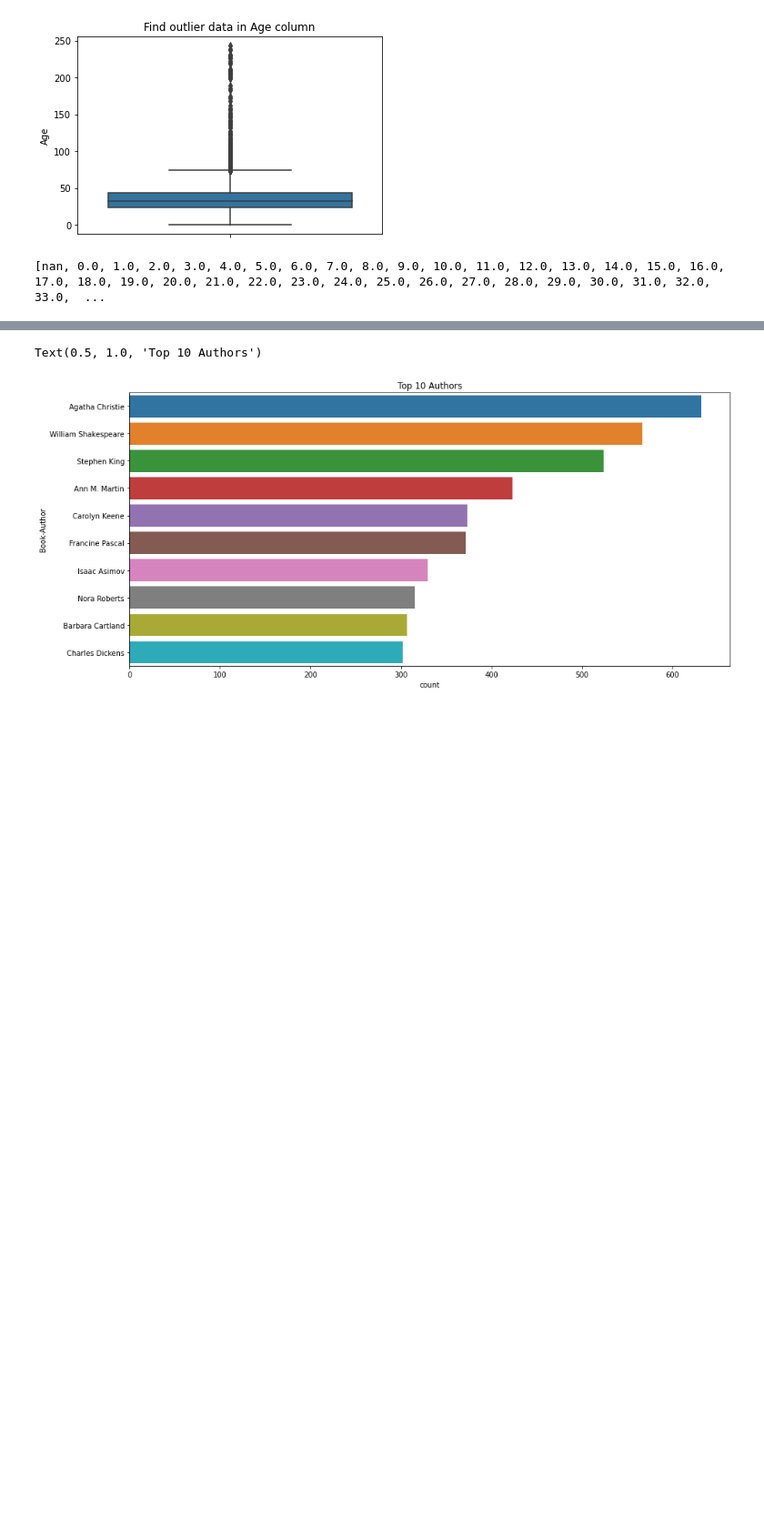
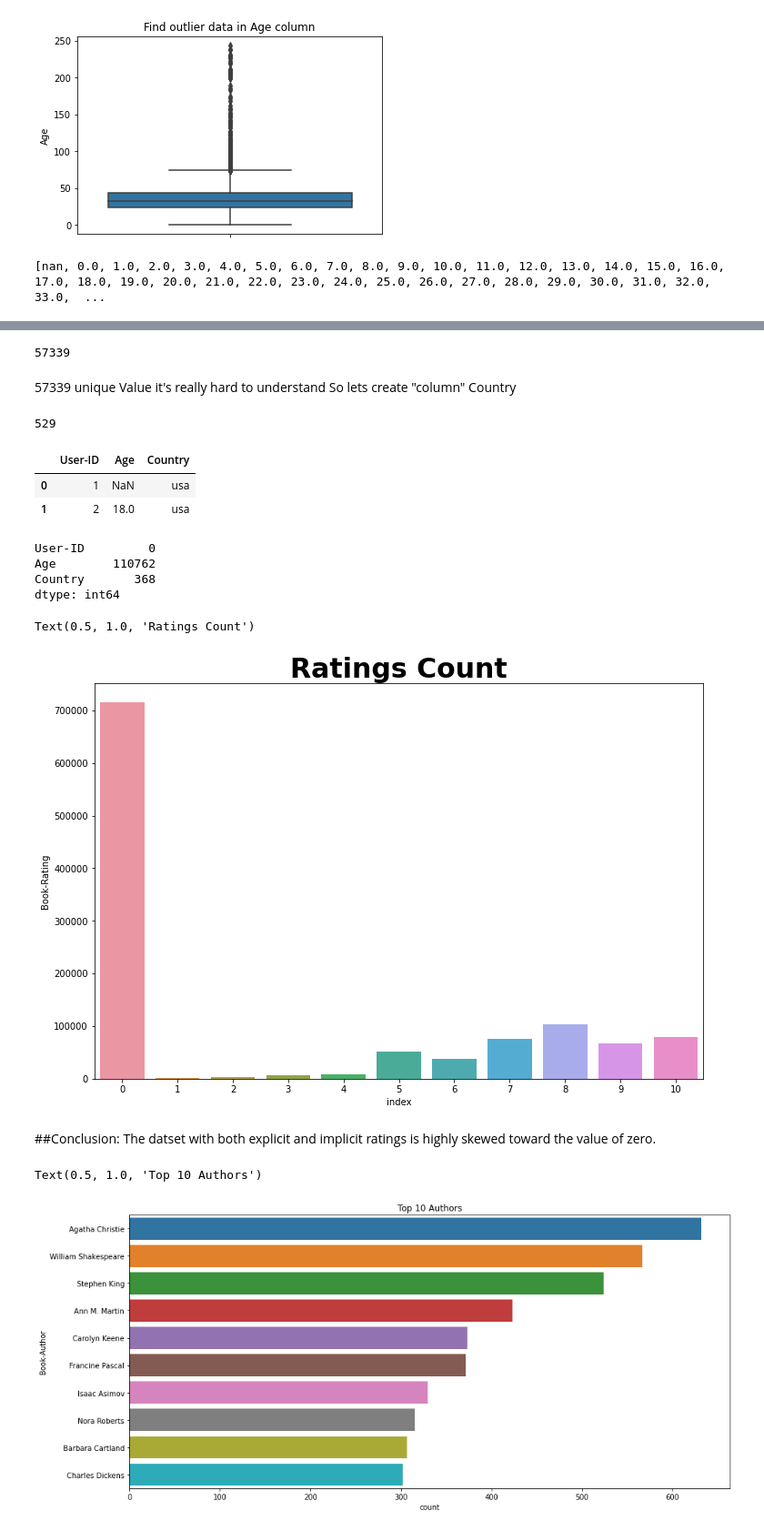
Before and after one commit to Tarungeed/Book_recommendation_system, a Jupyter notebook: Book_recommendation_system.ipynb, the cells around one changed output, grey strips where cells are left out. Shown: that part at 91% size. Cells and saved outputs as stored; diff of their text form; code cells hidden in the pictures; blank space fills up the shorter version.

```diff
--- a/Book_recommendation_system.ipynb
+++ b/Book_recommendation_system.ipynb
@@ -124,0 +153,7 @@ Let's find our unique value in Location column
+# %%
+users.Location.nunique()
+# %% [output]
+57339
+# %% [markdown]
+57339 unique Value it's really hard to understand
+So lets create "column" Country
@@ -124,0 +163,4 @@ Let's find our unique value in Location column
+# %%
+users.Country.nunique()
+# %% [output]
+529
@@ -125,3 +170,27 @@ Let's find our unique value in Location column
+# %%
+users.head(2)
+# %% [output]
+|  | User-ID | Age | Country |
+| 0 | 1 | NaN | usa |
+| 1 | 2 | 18.0 | usa |
+# %%
+users.isnull().sum()
+# %% [output]
+User-ID         0
+Age        110762
+Country       368
+dtype: int64
+# %%
+rating_count=ratings['Book-Rating'].value_counts().reset_index().sort_values('Book-Rating',ascending=False)
+# %%
+plt.figure(figsize=(12,8))
+ax=sns.barplot(rating_count['index'],rating_count['Book-Rating'])
+ax.set_title('Ratings Count',fontsize=30,fontweight='bold')
+# %% [output]
+Text(0.5, 1.0, 'Ratings Count')
+[figure, added]
+# %% [markdown]
+##Conclusion: The datset with both explicit and implicit ratings is highly skewed toward the value of zero.
 # %%
 plt.figure(figsize=(15,7))
 sns.countplot(y='Book-Author',data=books,order=pd.value_counts(books['Book-Author']).iloc[:10].index)
```
Also changed, not shown: parts of 16 cells of this notebook.
